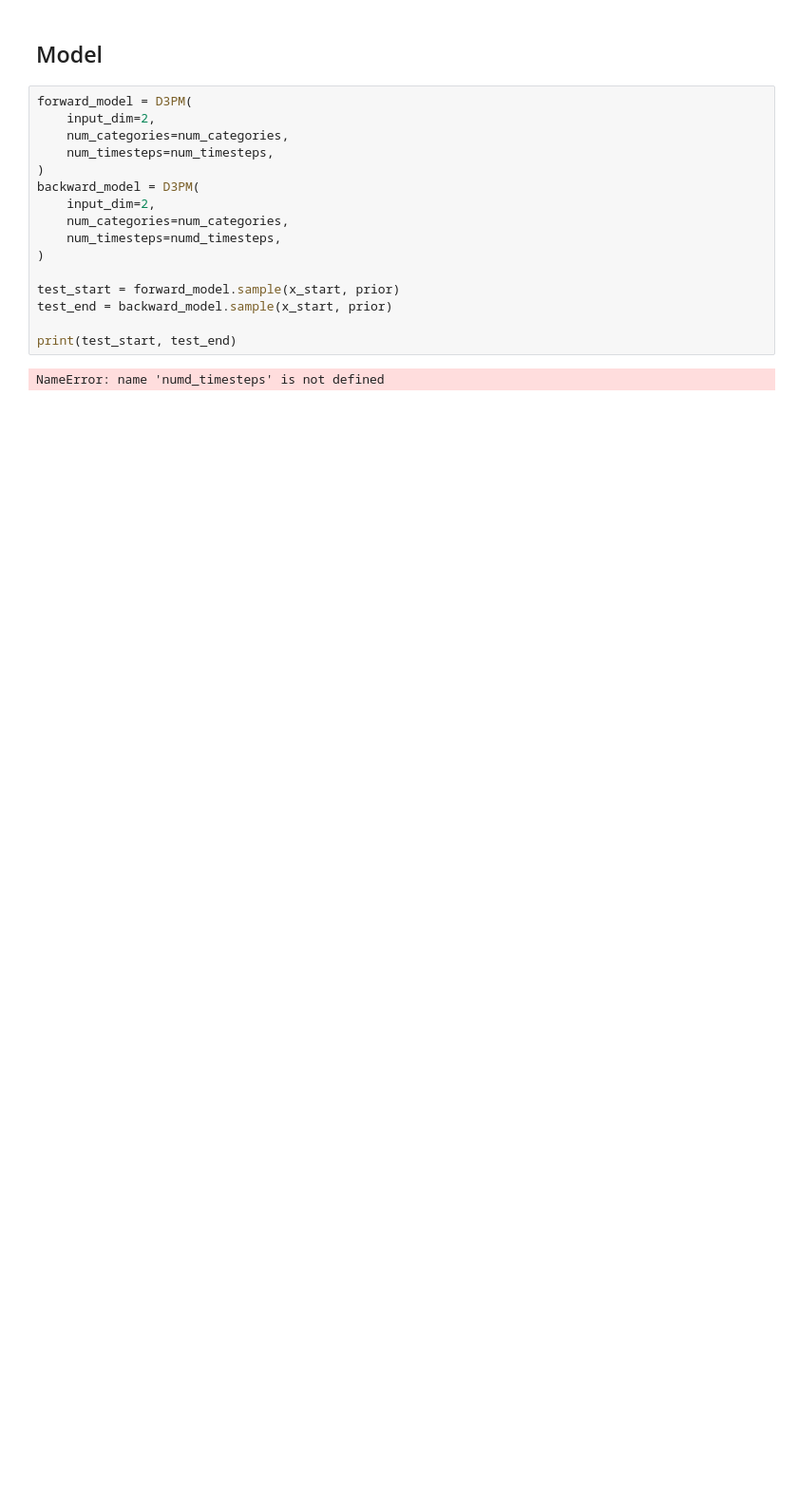
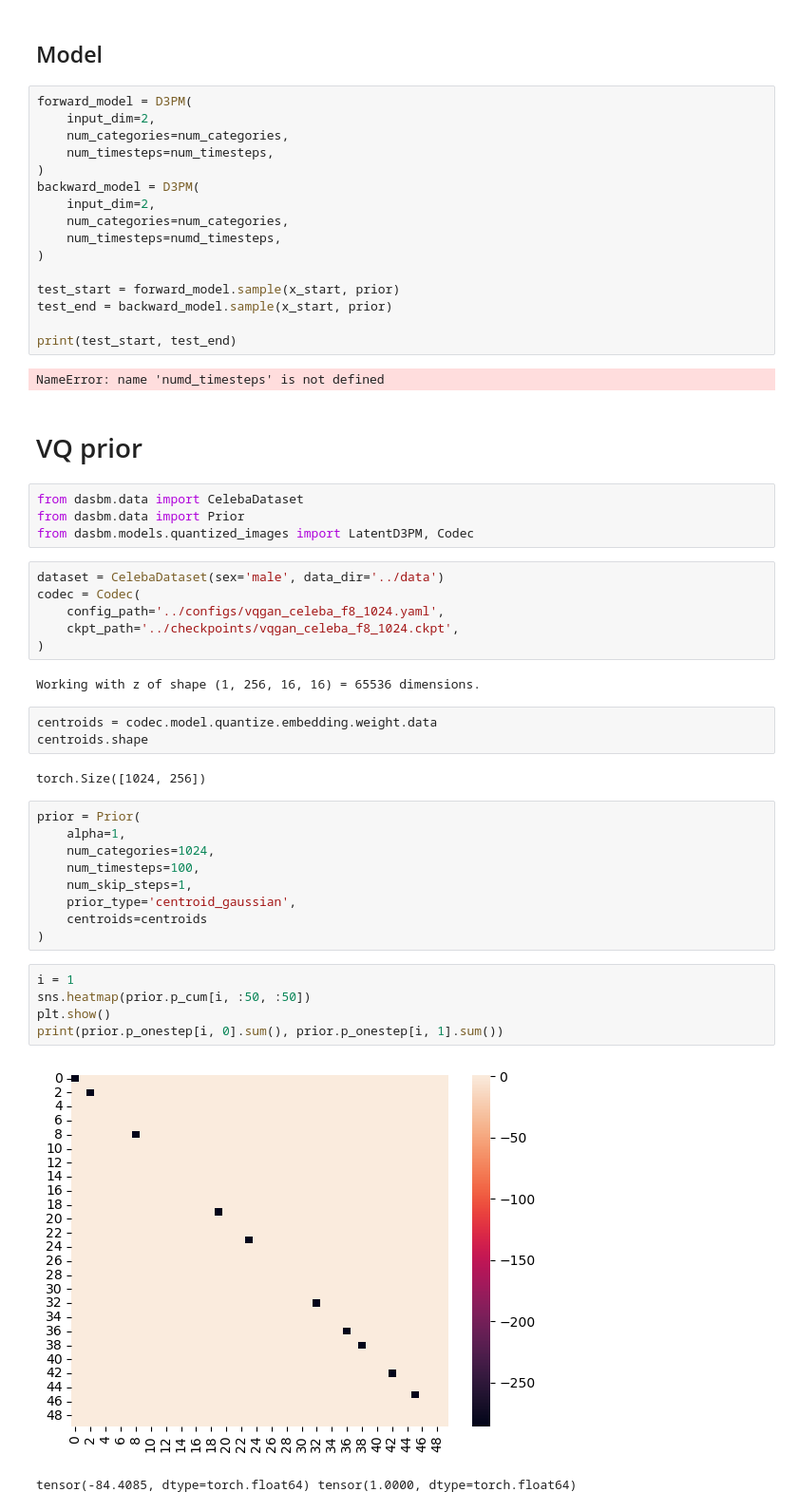
Before and after one commit to gregkseno/csbm, a Jupyter notebook: notebooks/tests.ipynb, the cells around one changed output. Shown: that part at 95% size. Drawn from its saved outputs; the diff is of its cells as text; blank space fills up the shorter version.

```diff
--- a/notebooks/tests.ipynb
+++ b/notebooks/tests.ipynb
@@ -180,3 +141,39 @@ test_end = backward_model.sample(x_start, prior)
 print(test_start, test_end)
 # %% [output]
 NameError: name 'numd_timesteps' is not defined
+# %% [markdown]
+# VQ prior
+# %%
+from dasbm.data import CelebaDataset
+from dasbm.data import Prior
+from dasbm.models.quantized_images import LatentD3PM, Codec
+# %%
+dataset = CelebaDataset(sex='male', data_dir='../data')
+codec = Codec(
+    config_path='../configs/vqgan_celeba_f8_1024.yaml',
+    ckpt_path='../checkpoints/vqgan_celeba_f8_1024.ckpt',
+)
+# %% [output]
+Working with z of shape (1, 256, 16, 16) = 65536 dimensions.
+# %%
+centroids = codec.model.quantize.embedding.weight.data
+centroids.shape
+# %% [output]
+torch.Size([1024, 256])
+# %%
+prior = Prior(
+    alpha=1,
+    num_categories=1024,
+    num_timesteps=100,
+    num_skip_steps=1,
+    prior_type='centroid_gaussian',
+    centroids=centroids
+)
+# %%
+i = 1
+sns.heatmap(prior.p_cum[i, :50, :50])
+plt.show()
+print(prior.p_onestep[i, 0].sum(), prior.p_onestep[i, 1].sum())
+# %% [output]
+[figure, added]
+tensor(-84.4085, dtype=torch.float64) tensor(1.0000, dtype=torch.float64)
```
Also changed, not shown: parts of 7 cells of this notebook, 10 other files.
